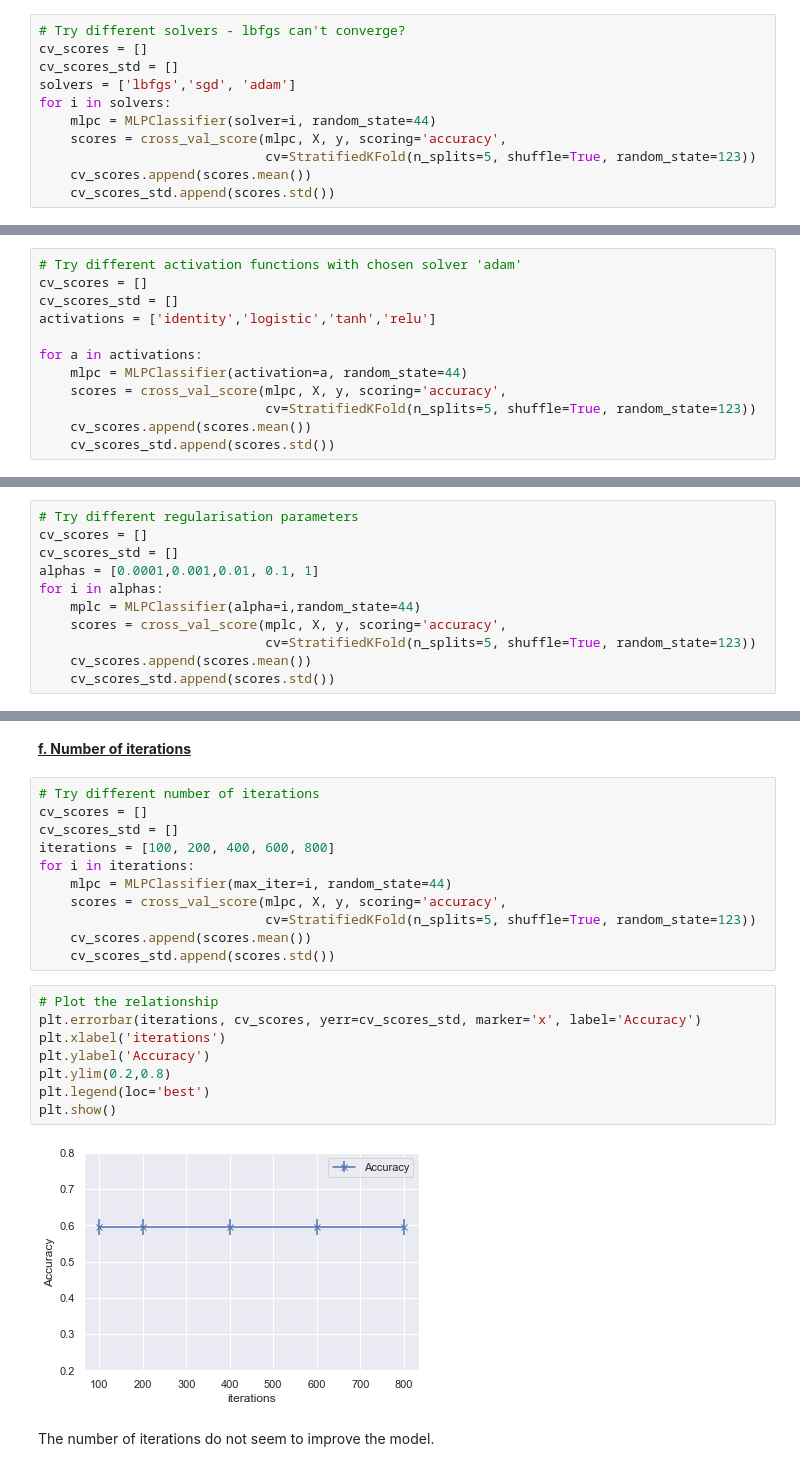
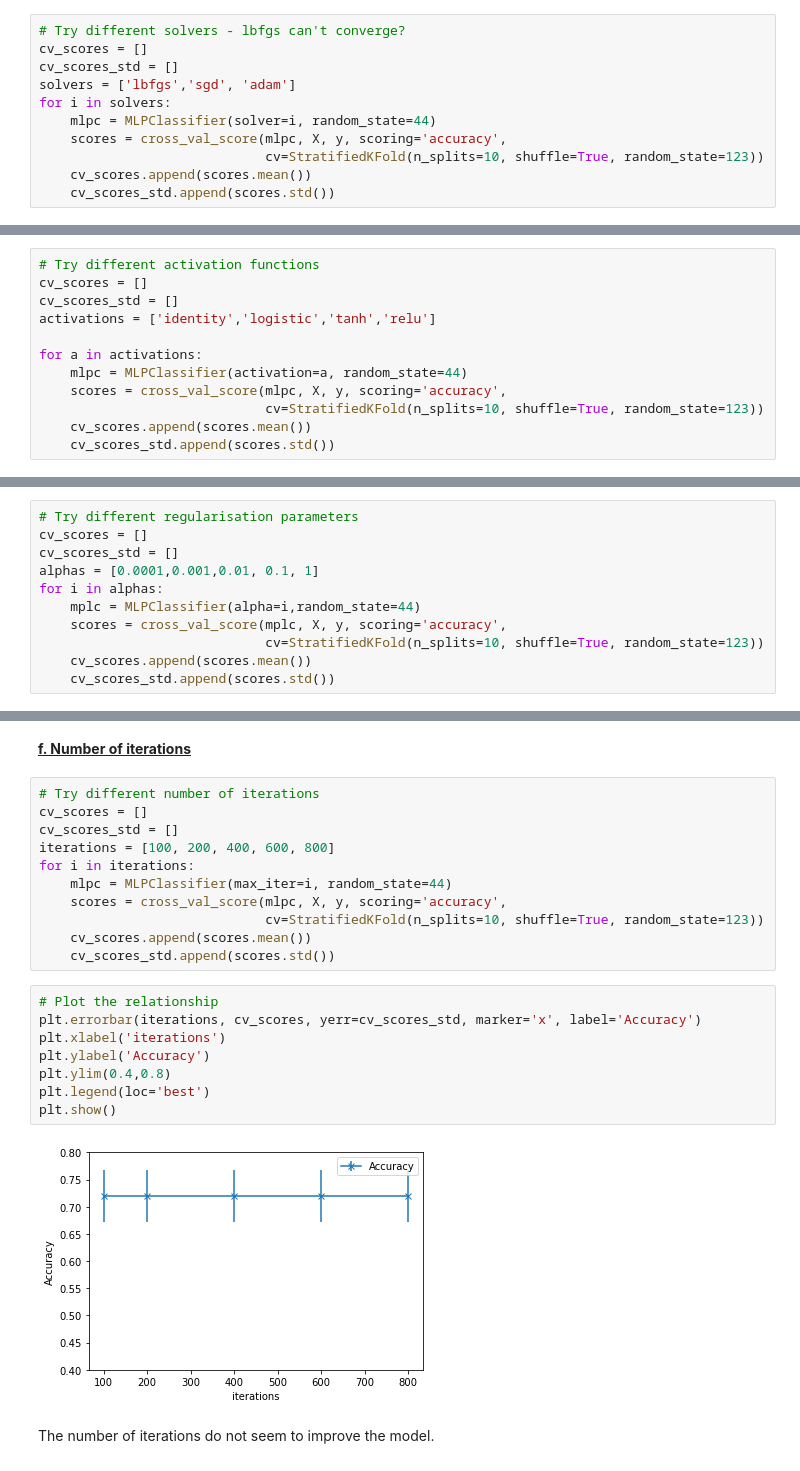
Before and after one commit to walthersy/NSW-house-price, a Jupyter notebook: Ken - Main Notebook COPY.ipynb, the cells around one changed output, grey strips where cells are left out. Cells and saved outputs as stored; diff of their text form.

```diff
--- a/Ken - Main Notebook COPY.ipynb
+++ b/Ken - Main Notebook COPY.ipynb
@@ -1393,7 +1202,7 @@ solvers = ['lbfgs','sgd', 'adam']
 for i in solvers:
     mlpc = MLPClassifier(solver=i, random_state=44)
     scores = cross_val_score(mlpc, X, y, scoring='accuracy',
-                             cv=StratifiedKFold(n_splits=5, shuffle=True, random_state=123))
+                             cv=StratifiedKFold(n_splits=10, shuffle=True, random_state=123))
     cv_scores.append(scores.mean())
     cv_scores_std.append(scores.std())
 # %% [output]
@@ -1443,5 +1254,5 @@ Best solver: adam
 # %%
-# Try different activation functions with chosen solver 'adam'
+# Try different activation functions
 cv_scores = []
 cv_scores_std = []
 activations = ['identity','logistic','tanh','relu']
@@ -1449,7 +1260,7 @@ activations = ['identity','logistic','tanh','relu']
 for a in activations:
     mlpc = MLPClassifier(activation=a, random_state=44)
     scores = cross_val_score(mlpc, X, y, scoring='accuracy',
-                             cv=StratifiedKFold(n_splits=5, shuffle=True, random_state=123))
+                             cv=StratifiedKFold(n_splits=10, shuffle=True, random_state=123))
     cv_scores.append(scores.mean())
     cv_scores_std.append(scores.std())
 # %%
@@ -1488,7 +1299,7 @@ alphas = [0.0001,0.001,0.01, 0.1, 1]
 for i in alphas:
     mplc = MLPClassifier(alpha=i,random_state=44)
     scores = cross_val_score(mplc, X, y, scoring='accuracy',
-                             cv=StratifiedKFold(n_splits=5, shuffle=True, random_state=123))
+                             cv=StratifiedKFold(n_splits=10, shuffle=True, random_state=123))
     cv_scores.append(scores.mean())
     cv_scores_std.append(scores.std())
 # %%
@@ -1526,19 +1337,19 @@ iterations = [100, 200, 400, 600, 800]
 for i in iterations:
     mlpc = MLPClassifier(max_iter=i, random_state=44)
     scores = cross_val_score(mlpc, X, y, scoring='accuracy',
-                             cv=StratifiedKFold(n_splits=5, shuffle=True, random_state=123))
+                             cv=StratifiedKFold(n_splits=10, shuffle=True, random_state=123))
     cv_scores.append(scores.mean())
     cv_scores_std.append(scores.std())
 # %%
 # Plot the relationship
 plt.errorbar(iterations, cv_scores, yerr=cv_scores_std, marker='x', label='Accuracy')
 plt.xlabel('iterations')
 plt.ylabel('Accuracy')
-plt.ylim(0.2,0.8)
+plt.ylim(0.4,0.8)
 plt.legend(loc='best')
 plt.show()
 # %% [output]
-[figure, old version]
+[figure, new version]
 # %% [markdown]
 The number of iterations do not seem to improve the model.
 # %% [markdown]
```
Also changed, not shown: parts of 99 cells of this notebook.
